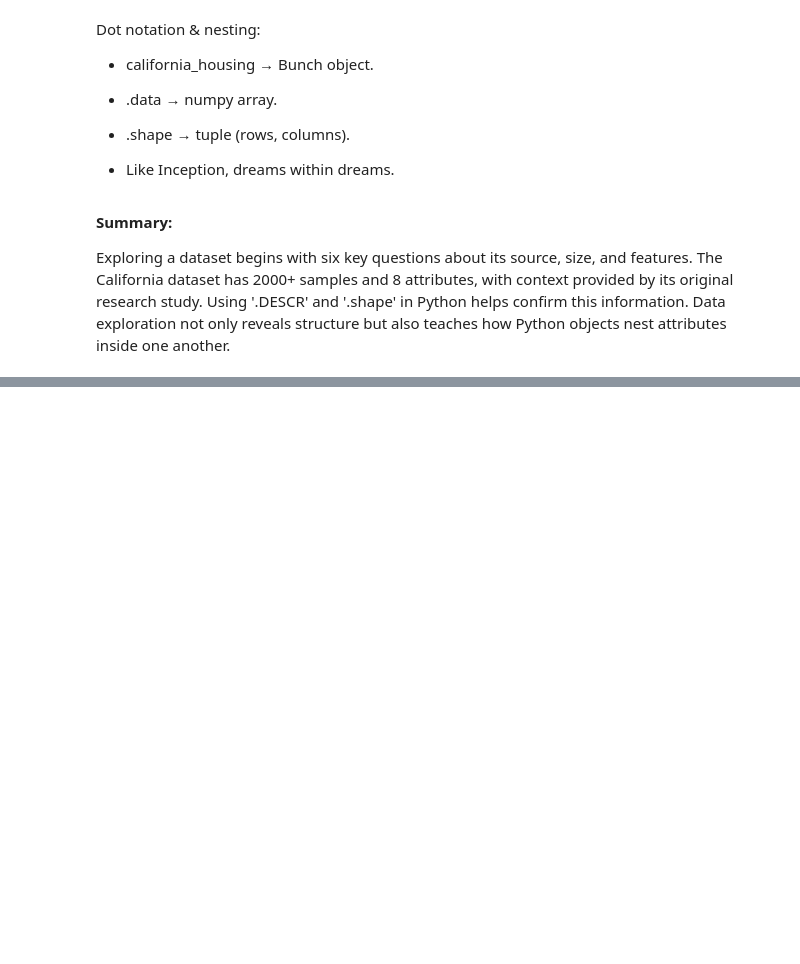
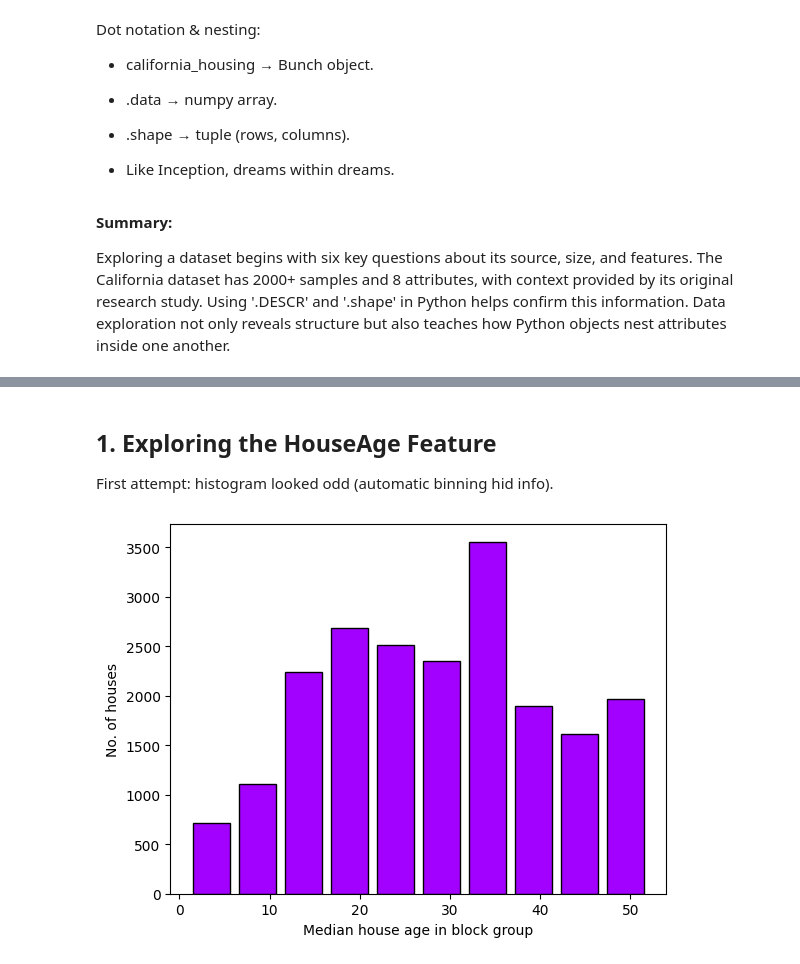
Before and after one commit to Cap-Rehan/ML-DS-journey, a Jupyter notebook: Section-5/California_Housing.ipynb, the cells around one changed output, grey strips where cells are left out. Drawn from its saved outputs; the diff is of its cells as text; code cells hidden in the pictures; blank space fills up the shorter version.

```diff
--- a/Section-5/California_Housing.ipynb
+++ b/Section-5/California_Housing.ipynb
@@ -211,0 +440,12 @@ Exploring a dataset begins with six key questions about its source, size, and fe
+# %% [markdown]
+## 1. Exploring the HouseAge Feature
+
+First attempt: histogram looked odd (automatic binning hid info).
+# %%
+plt.hist(housing_data["HouseAge"], ec= 'black', color= "#a200ff", rwidth= 0.8)
+plt.xlabel("Median house age in block group")
+plt.ylabel("No. of houses")
+
+plt.show()
+# %% [output]
+[figure, added]
```
Also changed, not shown: parts of 40 cells of this notebook.
